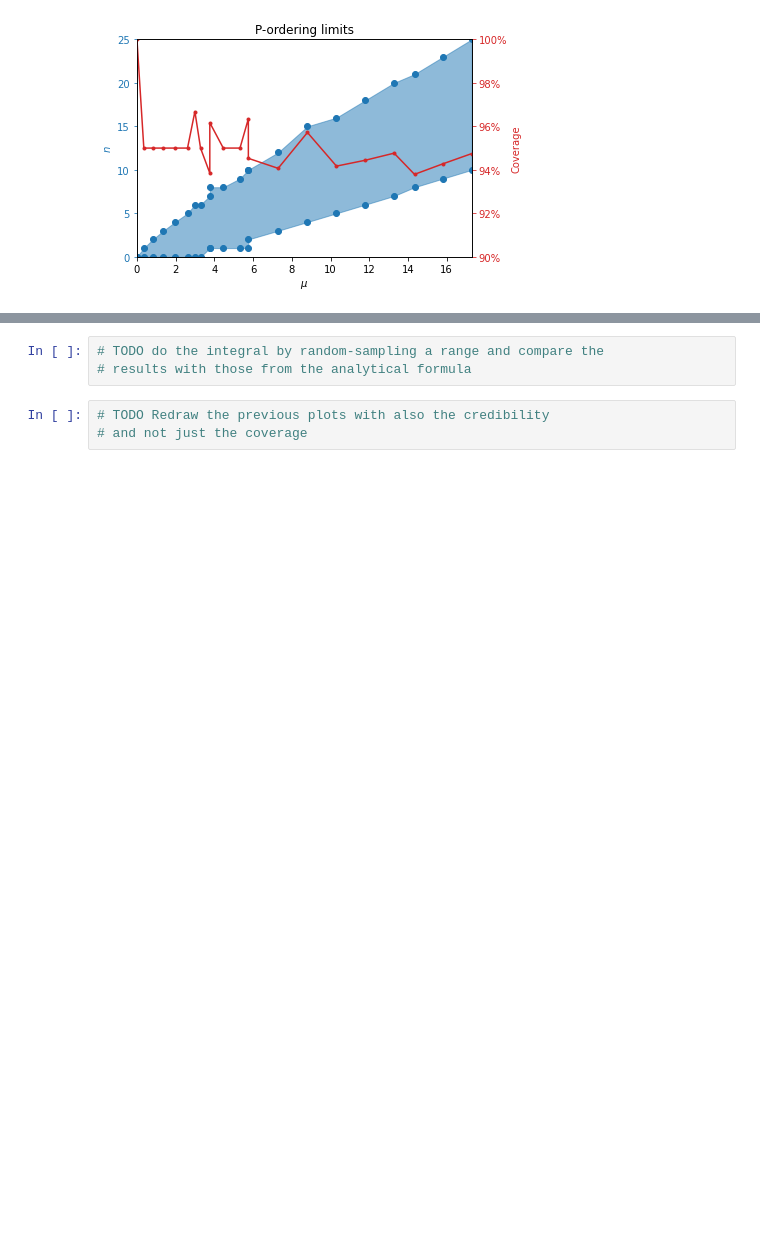
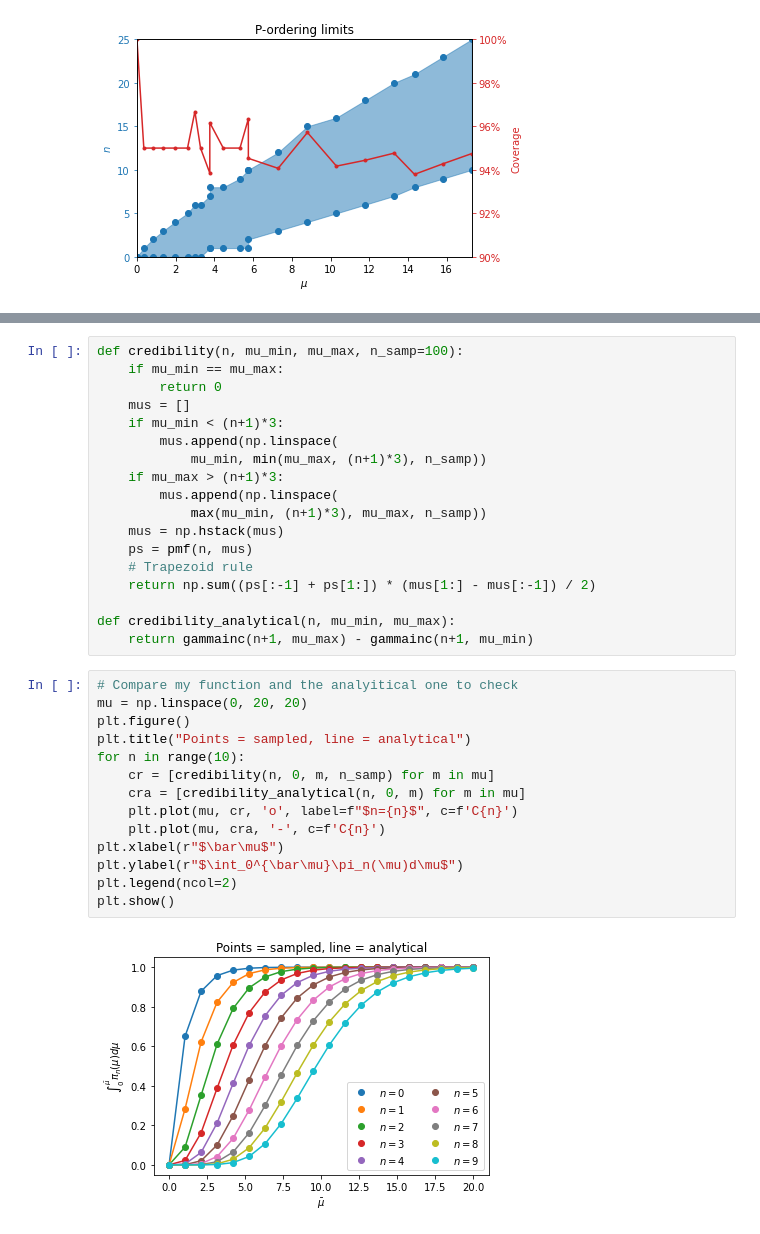
Before and after one commit to lmassach/statistical-analysis-lab, a Jupyter notebook: 05 Exercises Attempt 2.ipynb, the cells around one changed output, grey strips where cells are left out. Saved outputs shown, nothing was run; the diff lists cells and outputs as text; blank space fills up the shorter version.

```diff
--- a/05 Exercises Attempt 2.ipynb
+++ b/05 Exercises Attempt 2.ipynb
@@ -296,6 +300,34 @@ $$\int\pi_n(\mu)\text d\mu=\frac{1}{n!\cdot\text{normalization}}\int e^{-\mu}\mu
 # %%
-# TODO do the integral by random-sampling a range and compare the
-# results with those from the analytical formula
+def credibility(n, mu_min, mu_max, n_samp=100):
+    if mu_min == mu_max:
+        return 0
+    mus = []
+    if mu_min < (n+1)*3:
+        mus.append(np.linspace(
+            mu_min, min(mu_max, (n+1)*3), n_samp))
+    if mu_max > (n+1)*3:
+        mus.append(np.linspace(
+            max(mu_min, (n+1)*3), mu_max, n_samp))
+    mus = np.hstack(mus)
+    ps = pmf(n, mus)
+    # Trapezoid rule
+    return np.sum((ps[:-1] + ps[1:]) * (mus[1:] - mus[:-1]) / 2)
+
+def credibility_analytical(n, mu_min, mu_max):
+    return gammainc(n+1, mu_max) - gammainc(n+1, mu_min)
-# %%
-# TODO Redraw the previous plots with also the credibility
-# and not just the coverage
+# %%
+# Compare my function and the analyitical one to check
+mu = np.linspace(0, 20, 20)
+plt.figure()
+plt.title("Points = sampled, line = analytical")
+for n in range(10):
+    cr = [credibility(n, 0, m, n_samp) for m in mu]
+    cra = [credibility_analytical(n, 0, m) for m in mu]
+    plt.plot(mu, cr, 'o', label=f"$n={n}$", c=f'C{n}')
+    plt.plot(mu, cra, '-', c=f'C{n}')
+plt.xlabel(r"$\bar\mu$")
+plt.ylabel(r"$\int_0^{\bar\mu}\pi_n(\mu)d\mu$")
+plt.legend(ncol=2)
+plt.show()
+# %% [output]
+[figure, added]
```
Also changed, not shown: parts of 13 cells of this notebook.
